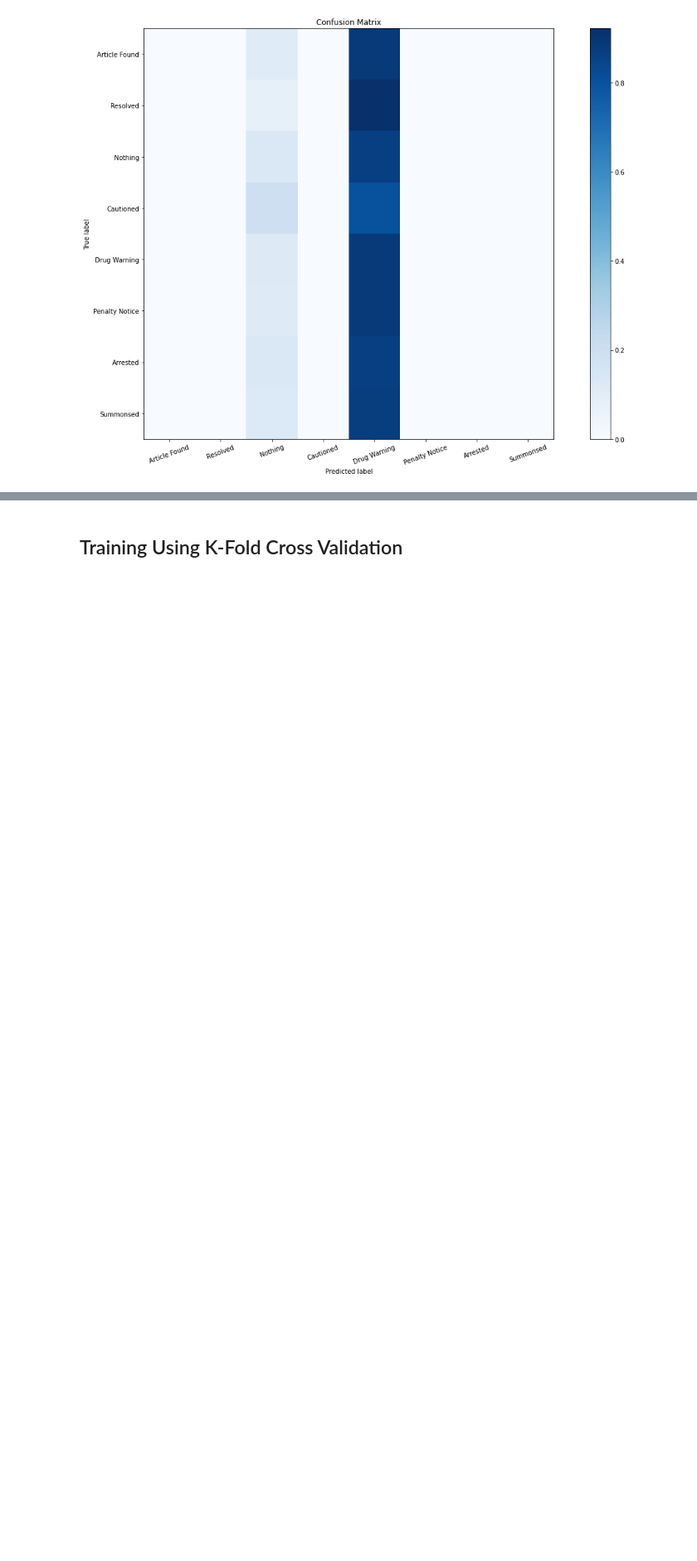
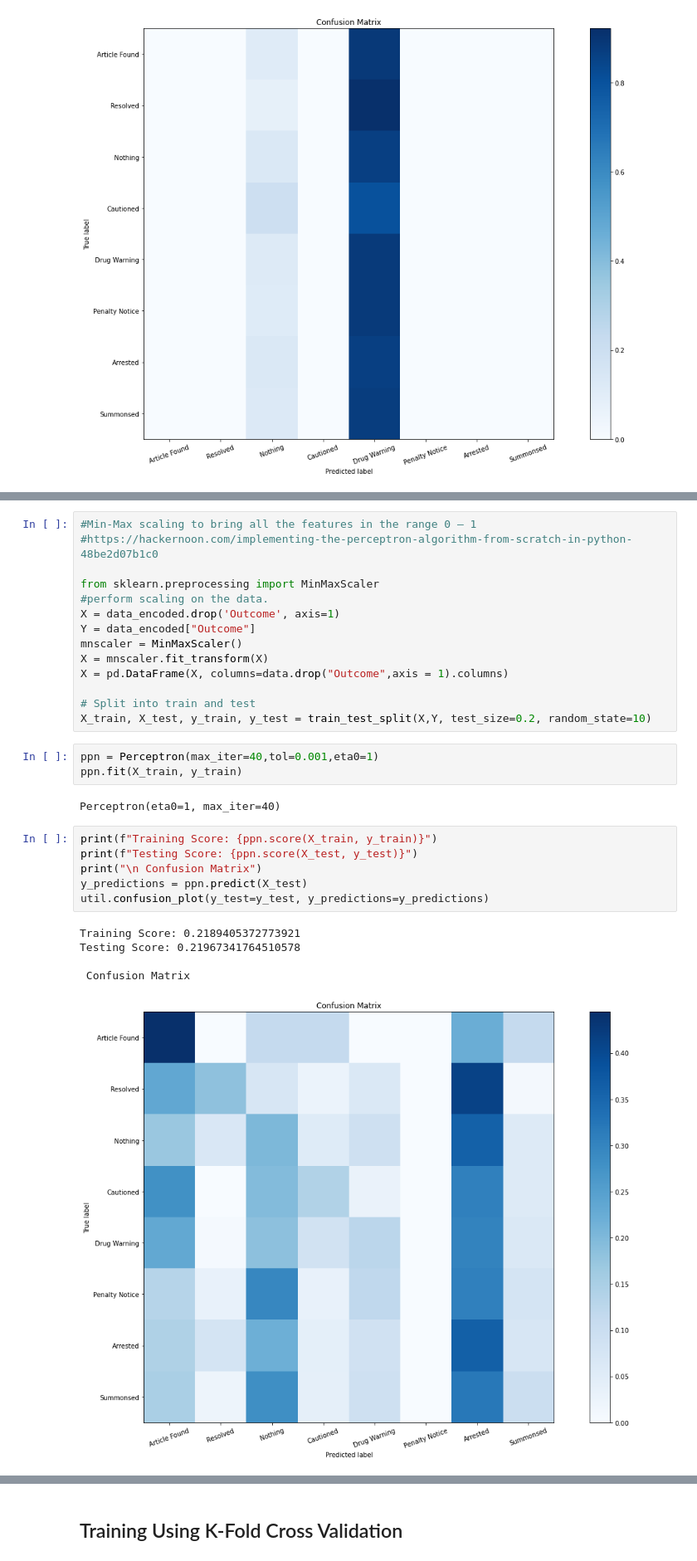
Before and after one commit to MQumairi/intro_to_ai_coursework, a Jupyter notebook: src/Perceptron.ipynb, the cells around one changed output, grey strips where cells are left out. Shown at 83% size. Drawn from its saved outputs; the diff is of its cells as text; blank space fills up the shorter version.

Commit message:
decision tree, perceptron 2 and svm 2

```diff
--- a/src/Perceptron.ipynb
+++ b/src/Perceptron.ipynb
@@ -82,0 +146,31 @@ Testing Score: 0.18188403609912168
+# %%
+#Min-Max scaling to bring all the features in the range 0 — 1
+#https://hackernoon.com/implementing-the-perceptron-algorithm-from-scratch-in-python-48be2d07b1c0
+
+from sklearn.preprocessing import MinMaxScaler
+#perform scaling on the data.
+X = data_encoded.drop('Outcome', axis=1)
+Y = data_encoded["Outcome"]
+mnscaler = MinMaxScaler()
+X = mnscaler.fit_transform(X)
+X = pd.DataFrame(X, columns=data.drop("Outcome",axis = 1).columns)
+
+# Split into train and test
+X_train, X_test, y_train, y_test = train_test_split(X,Y, test_size=0.2, random_state=10)
+# %%
+ppn = Perceptron(max_iter=40,tol=0.001,eta0=1)
+ppn.fit(X_train, y_train)
+# %% [output]
+Perceptron(eta0=1, max_iter=40)
+# %%
+print(f"Training Score: {ppn.score(X_train, y_train)}")
+print(f"Testing Score: {ppn.score(X_test, y_test)}")
+print("\n Confusion Matrix")
+y_predictions = ppn.predict(X_test)
+util.confusion_plot(y_test=y_test, y_predictions=y_predictions)
+# %% [output]
+Training Score: 0.2189405372773921
+Testing Score: 0.21967341764510578
+
+ Confusion Matrix
+[figure, added]
```
Also changed, not shown: parts of 24 cells of this notebook, 3 other files.
